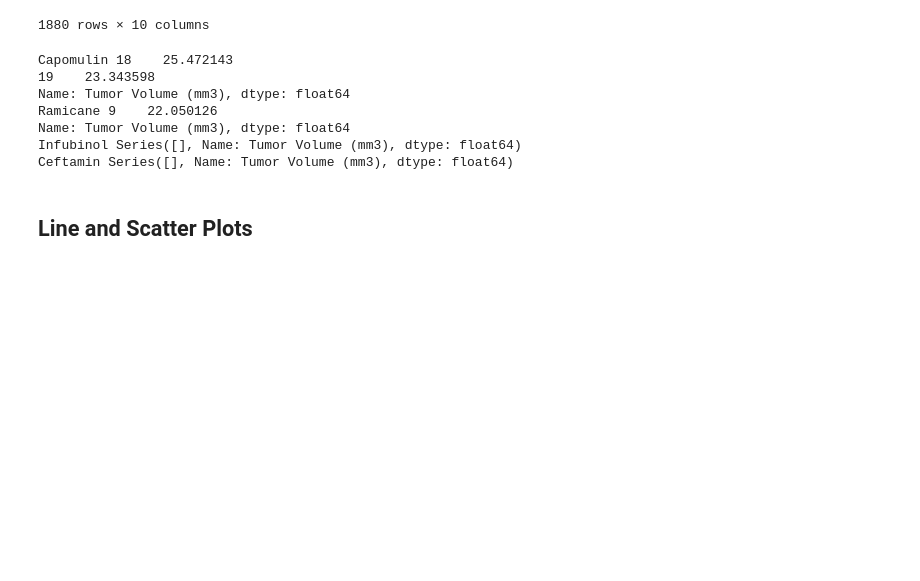
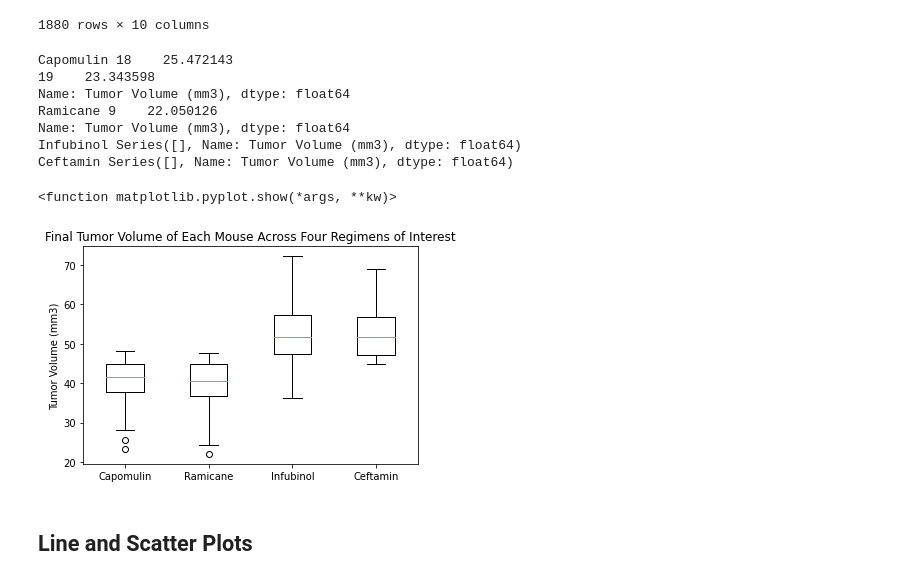
Before and after one commit to robmatelyan/Matplotlib-Challenge, a Jupyter notebook: Pymaceuticals_RM_Work/pymaceuticals_work.ipynb, the cells around one changed output. Saved outputs shown, nothing was run; the diff lists cells and outputs as text; code cells hidden in the pictures; blank space fills up the shorter version.

```diff
--- a/Pymaceuticals_RM_Work/pymaceuticals_work.ipynb
+++ b/Pymaceuticals_RM_Work/pymaceuticals_work.ipynb
@@ -181,6 +181,14 @@ Infubinol Series([], Name: Tumor Volume (mm3), dtype: float64)
 Ceftamin Series([], Name: Tumor Volume (mm3), dtype: float64)
 # %%
 # Generate a box plot of the final tumor volume of each mouse across four regimens of interest
+fig1, ax1 = plt.subplots()
+ax1.set_title('Final Tumor Volume of Each Mouse Across Four Regimens of Interest')
+ax1.set_ylabel('Tumor Volume (mm3)')
+ax1.boxplot(vol_data, labels= treatment)
+plt.show
+# %% [output]
+<function matplotlib.pyplot.show(*args, **kw)>
+[figure, added]
 # %% [markdown]
 ## Line and Scatter Plots
 # %%
```
